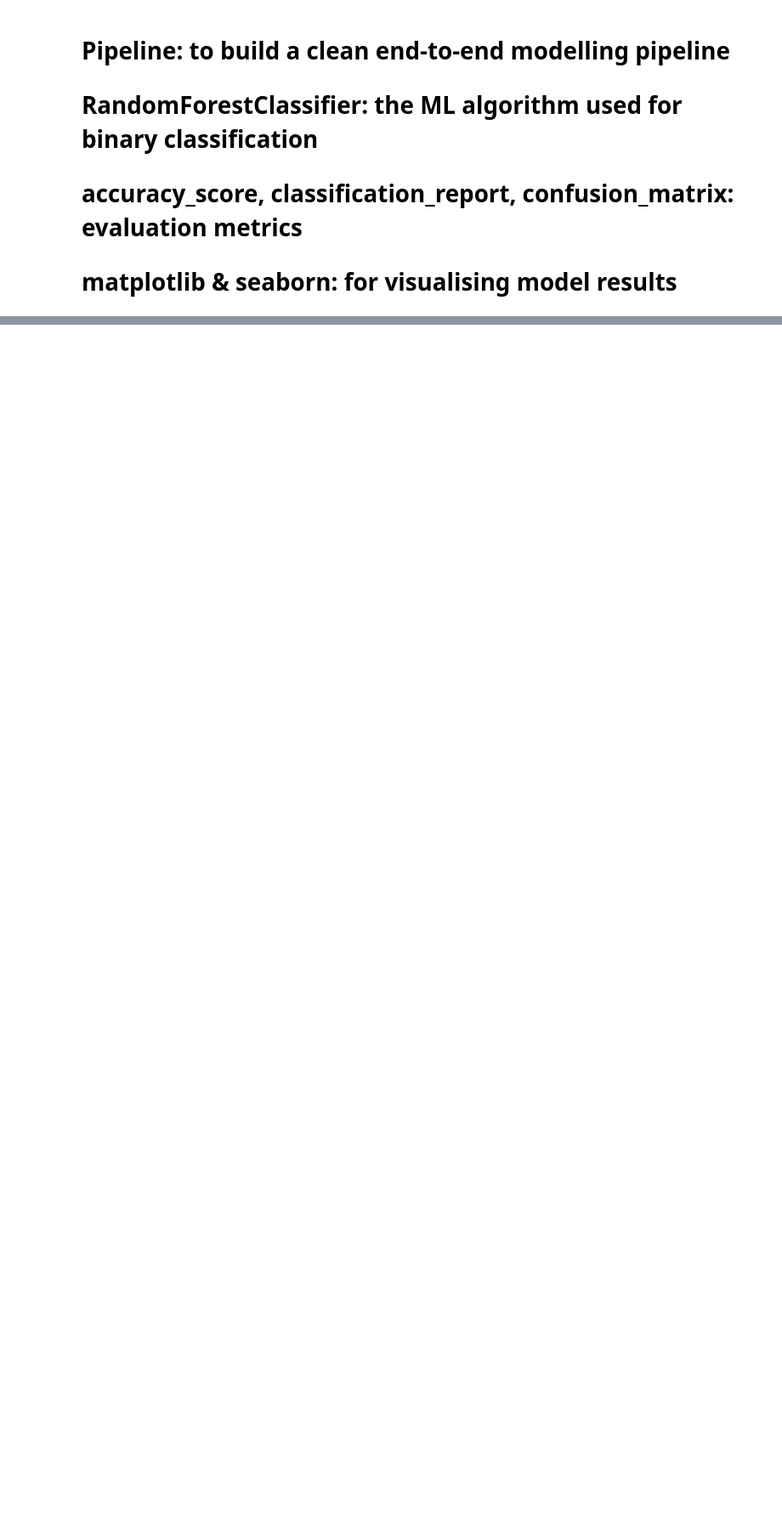
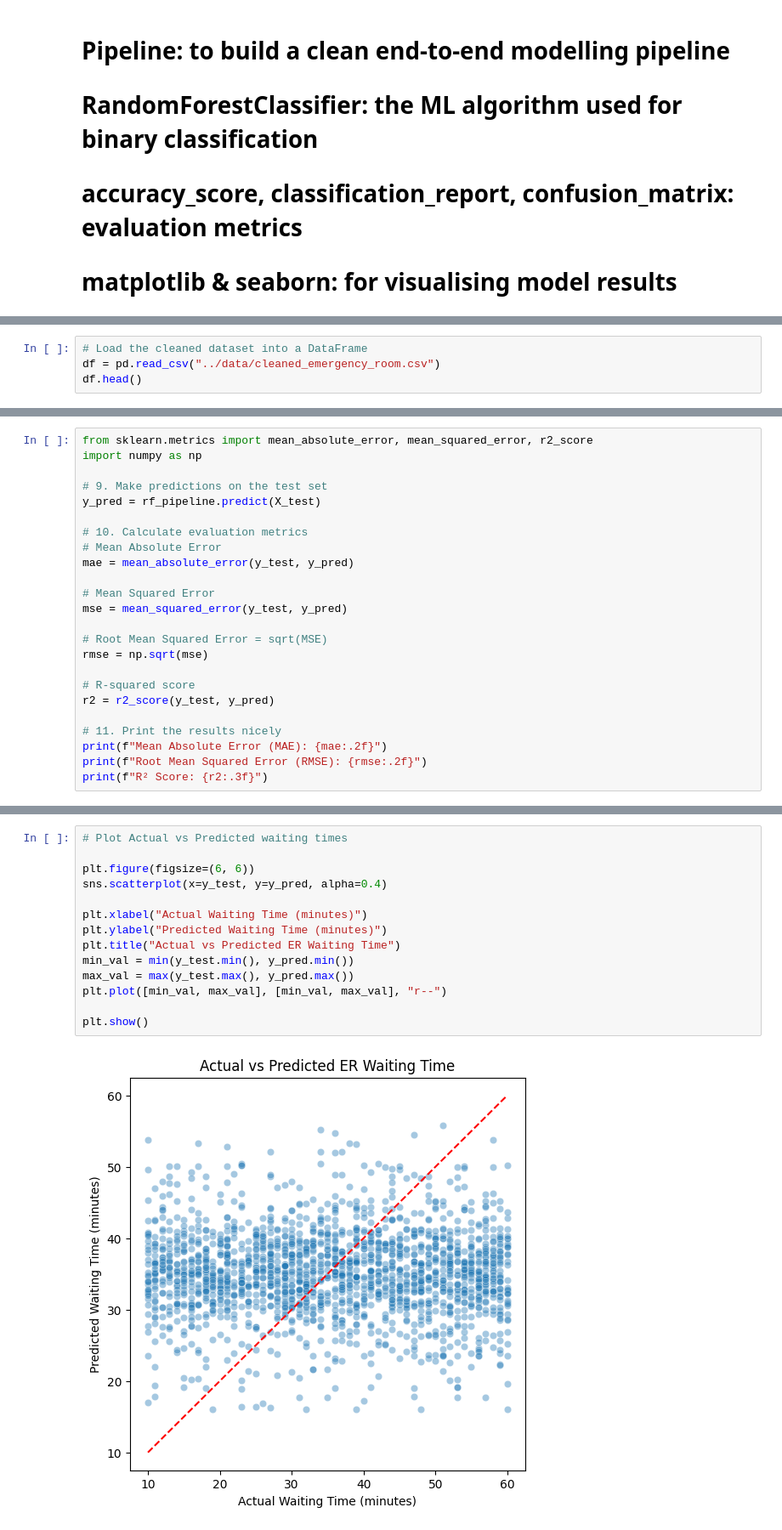
Before and after one commit to hidaia175/ER-Capstone-Project1, a Jupyter notebook: jupyter_notebooks/04_modelling_and_prediction.ipynb, the cells around one changed output, grey strips where cells are left out. Shown at 85% size. Drawn from its saved outputs; the diff is of its cells as text; blank space fills up the shorter version.

```diff
--- a/jupyter_notebooks/04_modelling_and_prediction.ipynb
+++ b/jupyter_notebooks/04_modelling_and_prediction.ipynb
@@ -33,0 +46,4 @@
+# %%
+# Load the cleaned dataset into a DataFrame
+df = pd.read_csv("../data/cleaned_emergency_room.csv")
+df.head()
@@ -33,0 +145,24 @@
+# %%
+from sklearn.metrics import mean_absolute_error, mean_squared_error, r2_score
+import numpy as np
+
+# 9. Make predictions on the test set
+y_pred = rf_pipeline.predict(X_test)
+
+# 10. Calculate evaluation metrics
+# Mean Absolute Error
+mae = mean_absolute_error(y_test, y_pred)
+
+# Mean Squared Error
+mse = mean_squared_error(y_test, y_pred)
+
+# Root Mean Squared Error = sqrt(MSE)
+rmse = np.sqrt(mse)
+
+# R-squared score
+r2 = r2_score(y_test, y_pred)
+
+# 11. Print the results nicely
+print(f"Mean Absolute Error (MAE): {mae:.2f}")
+print(f"Root Mean Squared Error (RMSE): {rmse:.2f}")
+print(f"R² Score: {r2:.3f}")
@@ -33,0 +173,16 @@
+# %%
+# Plot Actual vs Predicted waiting times
+
+plt.figure(figsize=(6, 6))
+sns.scatterplot(x=y_test, y=y_pred, alpha=0.4)
+
+plt.xlabel("Actual Waiting Time (minutes)")
+plt.ylabel("Predicted Waiting Time (minutes)")
+plt.title("Actual vs Predicted ER Waiting Time")
+min_val = min(y_test.min(), y_pred.min())
+max_val = max(y_test.max(), y_pred.max())
+plt.plot([min_val, max_val], [min_val, max_val], "r--")
+
+plt.show()
+# %% [output]
+[figure, added]
```
Also changed, not shown: parts of 9 cells of this notebook.
